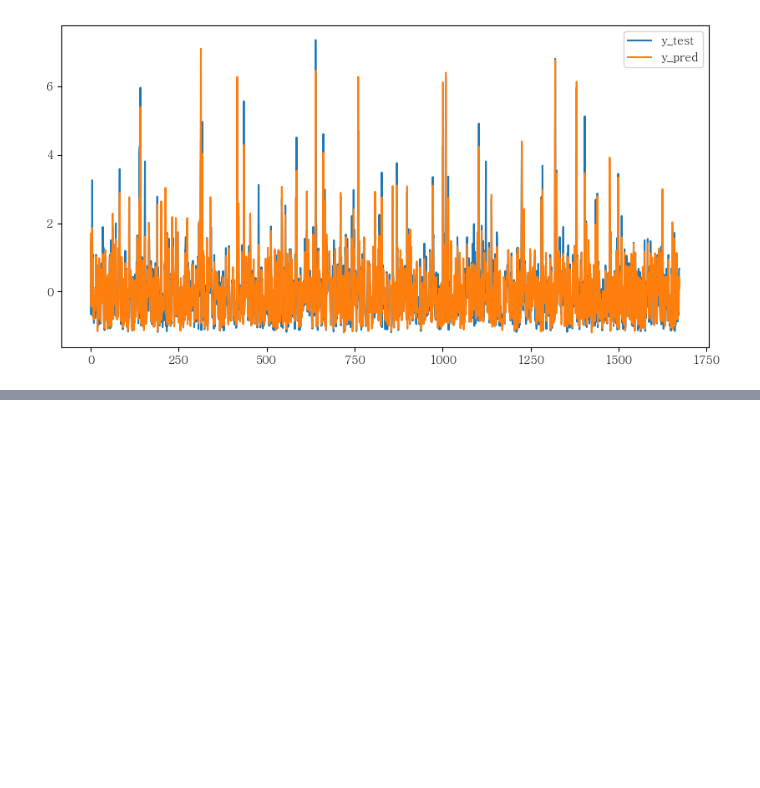
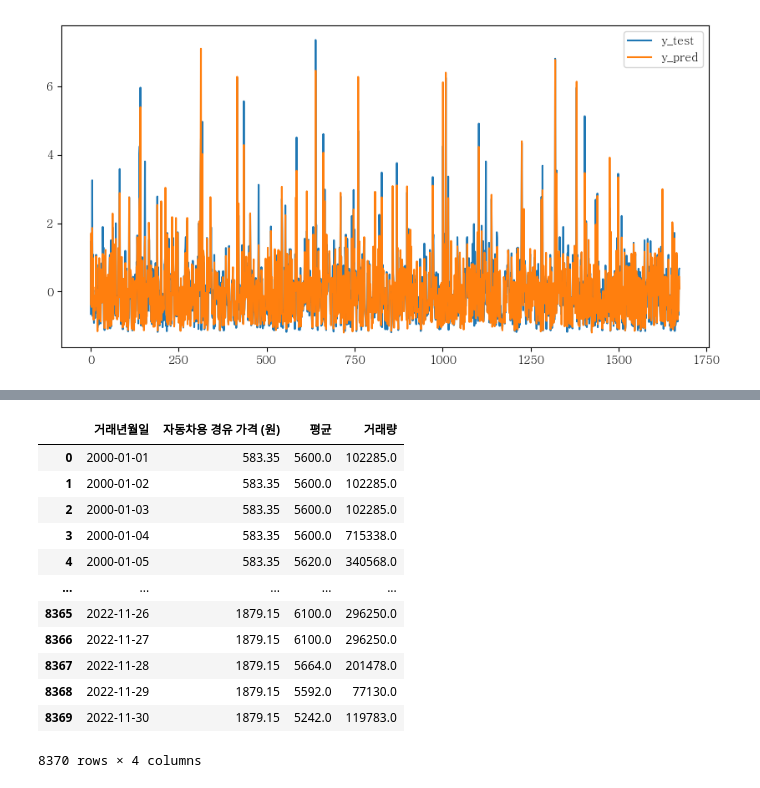
Before and after one commit to Kim-Hyunah/Final_Predict_Agricultural, a Jupyter notebook: predict_price_hy.ipynb, the cells around one changed output, grey strips where cells are left out. Cells and saved outputs as stored; diff of their text form; code cells hidden in the pictures; blank space fills up the shorter version.

```diff
--- a/predict_price_hy.ipynb
+++ b/predict_price_hy.ipynb
@@ -228,0 +260,3 @@ X.shape
+# %%
+lstm_df = data
+lstm_df
@@ -228,0 +280,18 @@ X.shape
+# %%
+# lstm_df 에서 전월비(%) 칼럼 제거
+lstm_df = lstm_df.drop(['전월비(%)'], axis=1)
+lstm_df
+# %% [output]
+|  | 거래년월일 | 자동차용 경유 가격 (원) | 평균 | 거래량 |
+| 0 | 2000-01-01 | 583.35 | 5600.0 | 102285.0 |
+| 1 | 2000-01-02 | 583.35 | 5600.0 | 102285.0 |
+| 2 | 2000-01-03 | 583.35 | 5600.0 | 102285.0 |
+| 3 | 2000-01-04 | 583.35 | 5600.0 | 715338.0 |
+| 4 | 2000-01-05 | 583.35 | 5620.0 | 340568.0 |
+| ... | ... | ... | ... | ... |
+| 8365 | 2022-11-26 | 1879.15 | 6100.0 | 296250.0 |
+| 8366 | 2022-11-27 | 1879.15 | 6100.0 | 296250.0 |
+| 8367 | 2022-11-28 | 1879.15 | 5664.0 | 201478.0 |
+| 8368 | 2022-11-29 | 1879.15 | 5592.0 | 77130.0 |
+| 8369 | 2022-11-30 | 1879.15 | 5242.0 | 119783.0 |
+8370 rows × 4 columns
```
Also changed, not shown: parts of 24 cells of this notebook.
